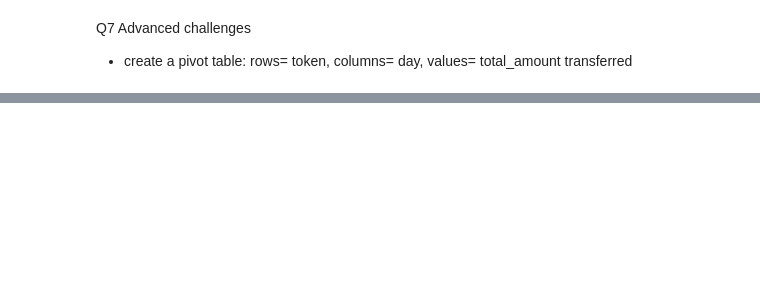
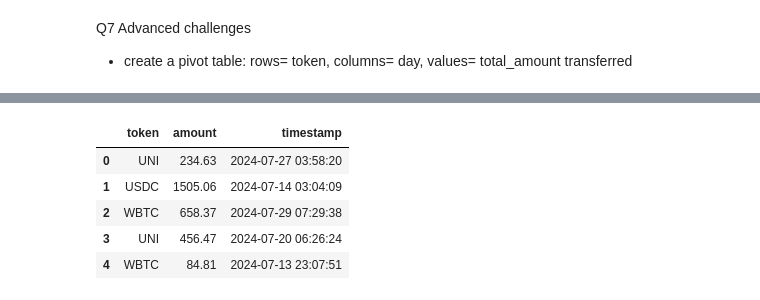
Before and after one commit to christian-obi/analyticsages-datacourse, a Jupyter notebook: assignment_data_manipulation.ipynb, the cells around one changed output, grey strips where cells are left out. Cells and saved outputs as stored; diff of their text form; code cells hidden in the pictures; blank space fills up the shorter version.

```diff
--- a/assignment_data_manipulation.ipynb
+++ b/assignment_data_manipulation.ipynb
@@ -323,0 +331,11 @@ Q7 Advanced challenges
+# %%
+new_df = df[['token','amount','timestamp']]
+
+new_df.head()
+# %% [output]
+|  | token | amount | timestamp |
+| 0 | UNI | 234.63 | 2024-07-27 03:58:20 |
+| 1 | USDC | 1505.06 | 2024-07-14 03:04:09 |
+| 2 | WBTC | 658.37 | 2024-07-29 07:29:38 |
+| 3 | UNI | 456.47 | 2024-07-20 06:26:24 |
+| 4 | WBTC | 84.81 | 2024-07-13 23:07:51 |
```
Also changed, not shown: parts of 2 cells of this notebook.
